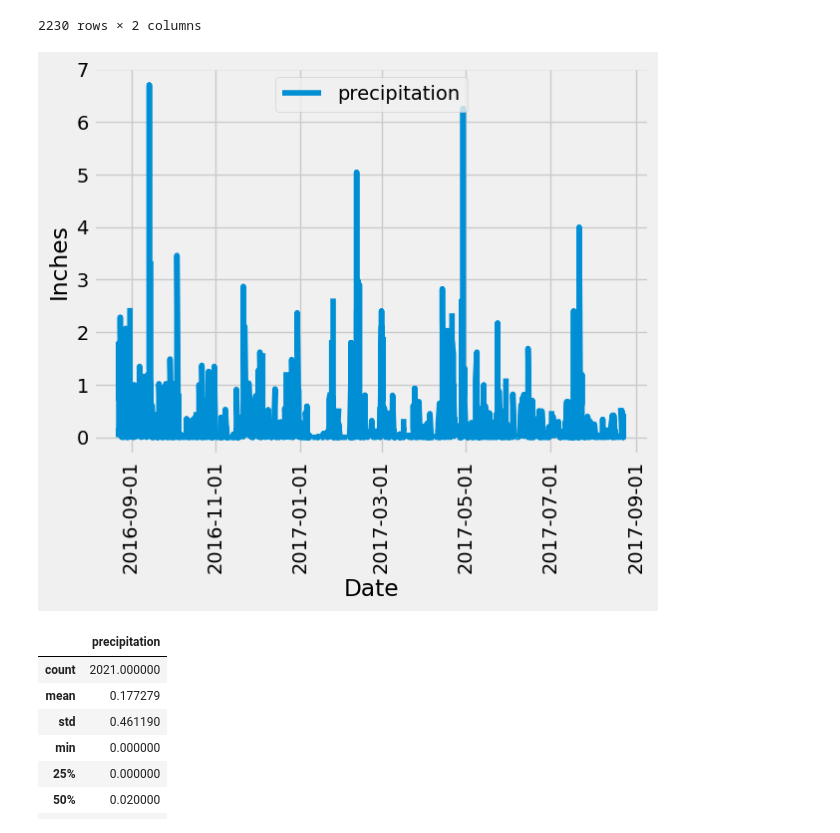
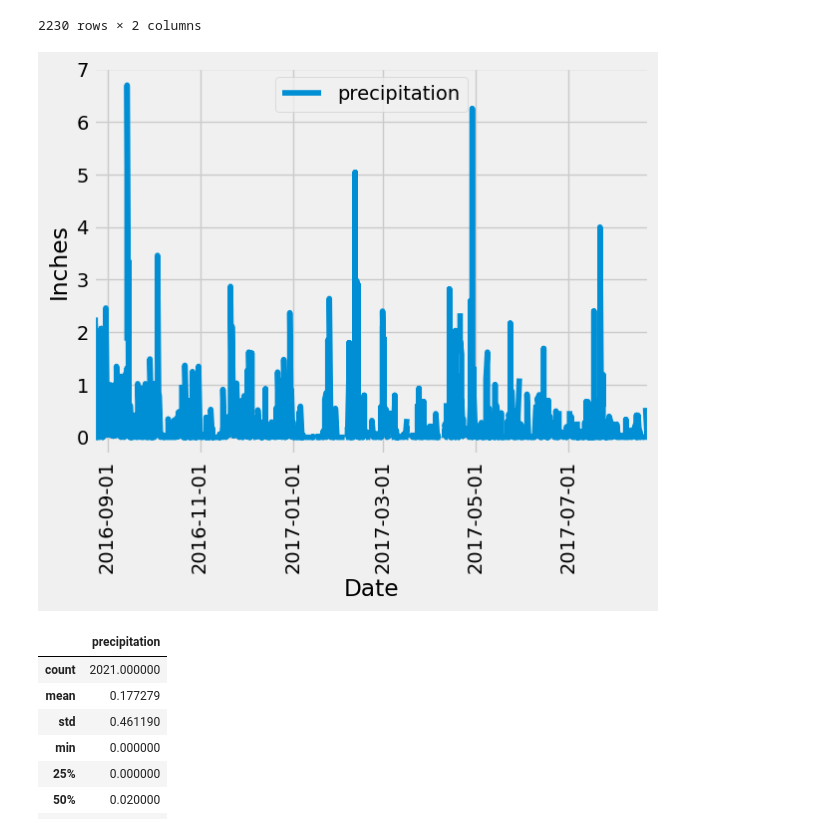
Before and after one commit to griffinracey/sqlalchemy-challenge, a Jupyter notebook: SurfsUp/SurfsUp.ipynb, the cells around one changed output. Cells and saved outputs as stored; diff of their text form; code cells hidden in the pictures.

```diff
--- a/SurfsUp/SurfsUp.ipynb
+++ b/SurfsUp/SurfsUp.ipynb
@@ -80,19 +80,23 @@ prcp_df
 # %%
 
 # Sort the dataframe by date
 prcp_df["date"] = pd.to_datetime(prcp_df["date"]).dt.date
 prcp_df = prcp_df.sort_values(by="date")
 
 # Use Pandas Plotting with Matplotlib to plot the data
+start_date = prcp_df['date'].min()
+end_date = prcp_df['date'].max()
+
 ax = prcp_df.plot(x="date", y="prcp")
 plt.xlabel("Date")
 plt.ylabel("Inches")
 ax.xaxis.set_major_formatter(plt.matplotlib.dates.DateFormatter("%Y-%m-%d"))
 plt.xticks(rotation=90)
 ax.legend(["precipitation"], loc='upper center')
+plt.xlim(start_date, end_date)
 plt.show()
 # %% [output]
-[figure, old version]
+[figure, new version]
 # %%
 # Use Pandas to calculate the summary statistics for the precipitation data
 pd.DataFrame(prcp_df["prcp"].describe()).rename(columns={"prcp": "precipitation"})
```
Also changed, not shown: 1 other file.
